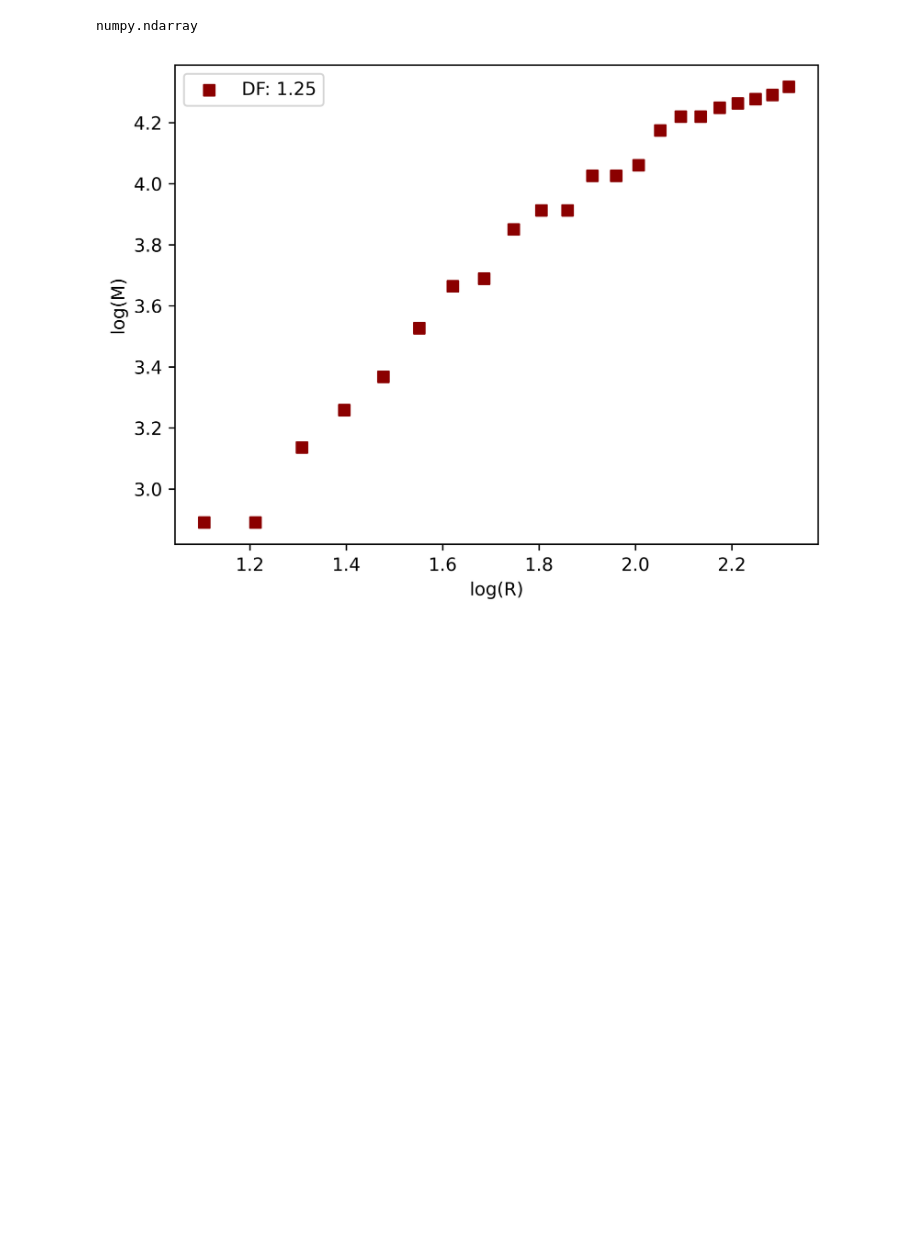
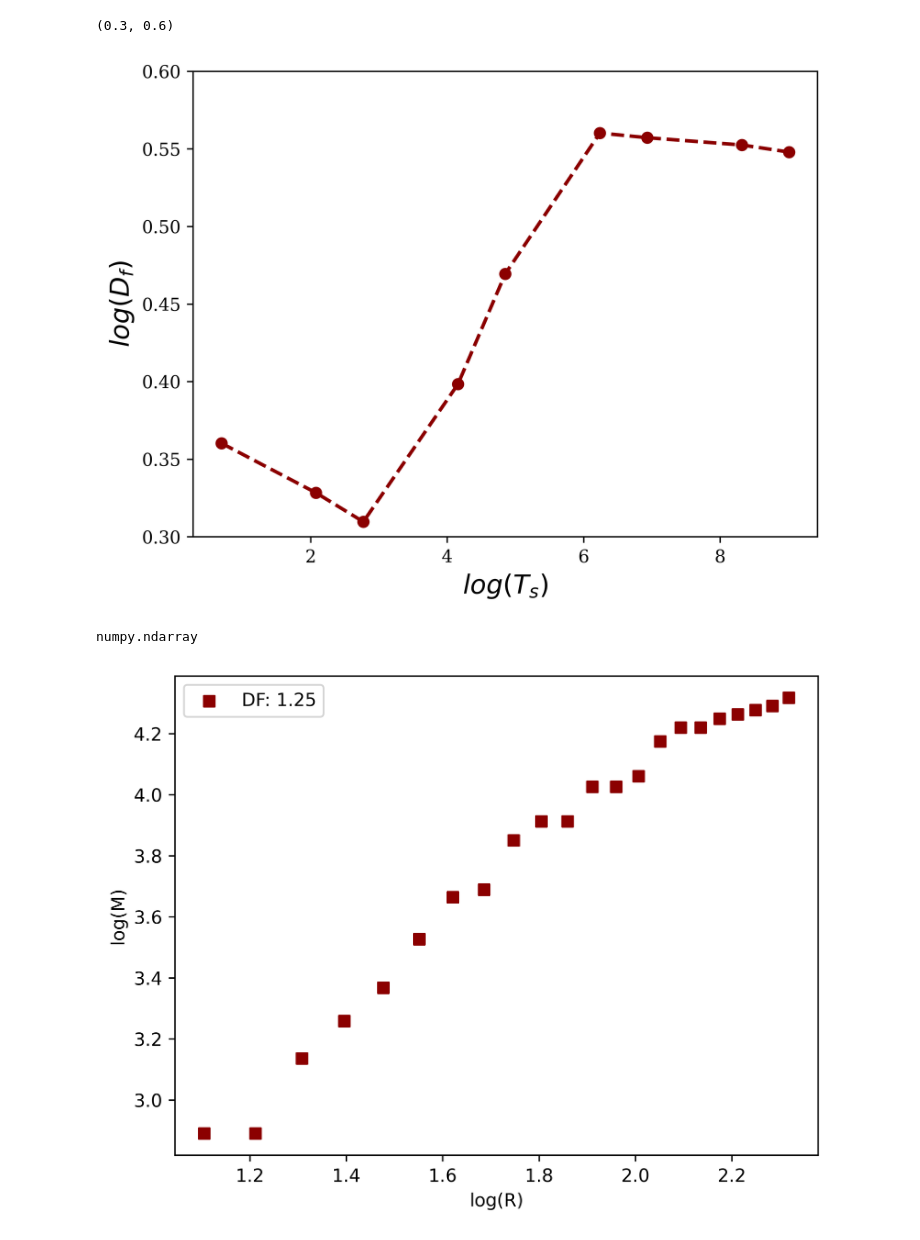
Before and after one commit to michaelsouza/dla-collagen, a Jupyter notebook: cross_section_fibril.ipynb, the cells around one changed output. Cells and saved outputs as stored; diff of their text form; code cells hidden in the pictures; blank space fills up the shorter version.

```diff
--- a/cross_section_fibril.ipynb
+++ b/cross_section_fibril.ipynb
@@ -78,7 +92,7 @@ def calculate_rg(x_values, z_values):
     max_distance = np.max(np.sqrt(np.sum((points - r_cm)**2, axis=1)))
 
     # Definir as escalas usando a distância máxima
-    scales = np.linspace(2, max_distance, num=25)
+    scales = np.linspace(2, max_distance, num=30)
     #print(max_distance)
 
     for scale in scales:
@@ -147,24 +143,21 @@ DF: 1.25
 # %%
-#cs_s = np.linspace(-99,99,11).astype(int)
-cs_s = [0]
+cs_s = np.linspace(-99,99,11).astype(int)
+#cs_s = [0]
 for ts in sorted(DFCS.keys()):
     DF = []
     dn = './df_ts_'+str(ts)+'.dat'
     print(ts)
     for df in DFCS[ts]:
-        #df = DFCS[2][0]
+        #df = DFCS[2][0]..
 
         for y in cs_s:
-            #print(y)
             xv, zv = cross_section_elements(df,y)
             lrgs, lNs = calculate_rg(xv, zv)
             params, _ = curve_fit(power_law, lrgs, lNs)
 
             # Extrair a dimensão fractal do ajuste
-            Df.append(params[0])  # A inclinação é a dimensão fractal
-
-            #print(f'DF: {params[0]:.2f}')
-
-    np.savetxt(dn, Df,fmt='%.2f')
+            DF.append(params[0])  # A inclinação é a dimensão fractal
+    print(len(DF))
+    np.savetxt(dn, DF,fmt='%.2f')
 # %% [output]
 2
@@ -179,5 +183,5 @@ for ts in sorted(DFCS.keys()):
 # %%
-fd = np.loadtxt('./df_ts_4096.dat')
+fd = np.loadtxt('./df_ts_8192.dat')
 # %%
 fd.mean()
 # %% [output]
@@ -184,0 +189,10 @@ fd.mean()
+# %%
+# Implementing the calculation of mean and standard deviation
+fdm = []
+fdm_std = []
+for ts in sorted(DFCS.keys())[:-1]:
+    sts = str(ts)
+    fn = './df_ts_%s.dat' % sts
+    fd = np.loadtxt(fn)
+    fdm.append(fd.mean())
+    fdm_std.append(fd.std()/(len(fd)**(1/2)))
@@ -185,3 +227,12 @@ fd.mean()
+# %%
+plt.figure(dpi = 600)
+plt.plot(np.log(sorted(DFCS.keys())[:-1]),np.log(fdm),'o--', color = 'darkred')
+plt.xlabel(r'$log(T_{s})$')
+plt.ylabel(r'$log(D_{f})$')
+plt.ylim(0.3,0.60)
+# %% [output]
+(0.3, 0.6)
+[figure, added]
 # %%
 type(lrgs)
 # %% [output]
```
Also changed, not shown: parts of 10 cells of this notebook, 12 other files.
